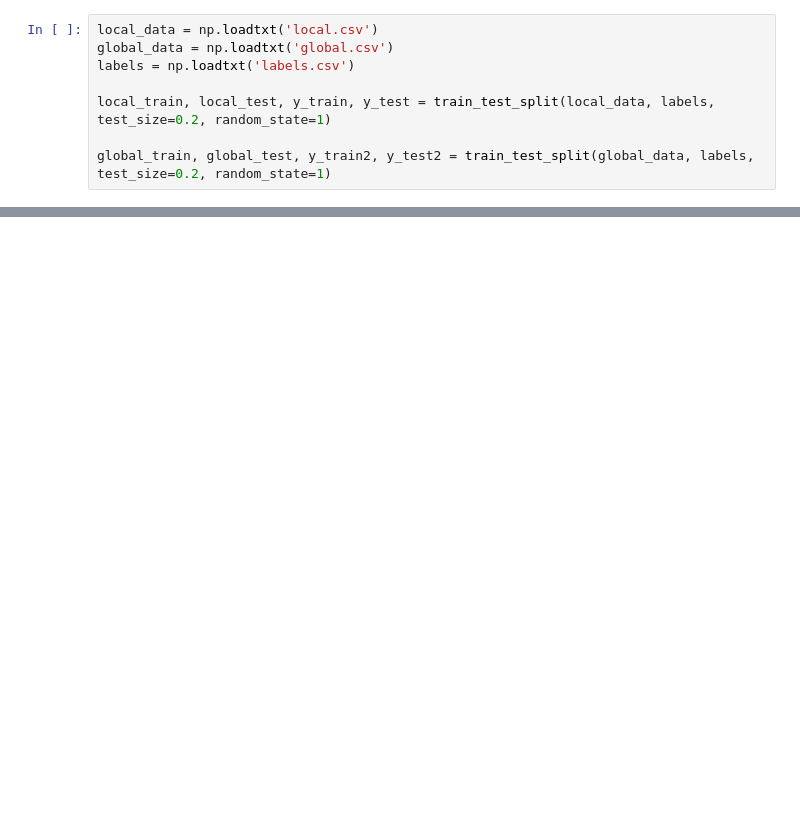
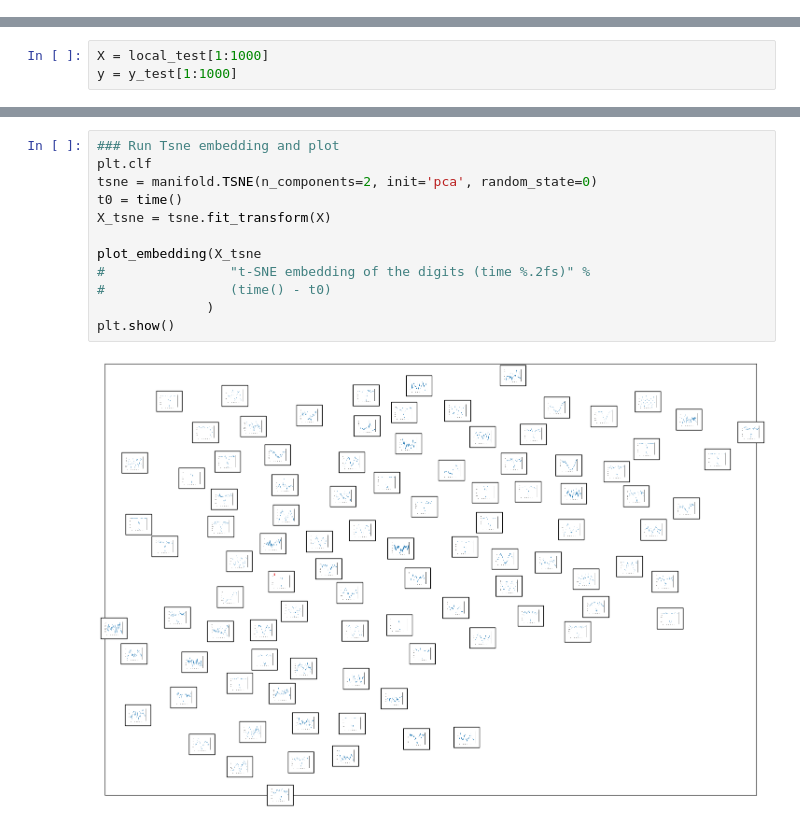
Before and after one commit to BlueGrisGris/am216, a Jupyter notebook: AM216_Exoplanets.ipynb, the cells around one changed output, grey strips where cells are left out. Cells and saved outputs as stored; diff of their text form; blank space fills up the shorter version.

Commit message:
working tsne plot on dense network

```diff
--- a/AM216_Exoplanets.ipynb
+++ b/AM216_Exoplanets.ipynb
@@ -234,8 +0,0 @@ np.savetxt('labels.csv',labels)
-# %%
-local_data = np.loadtxt('local.csv')
-global_data = np.loadtxt('global.csv')
-labels = np.loadtxt('labels.csv')
-
-local_train, local_test, y_train, y_test = train_test_split(local_data, labels, test_size=0.2, random_state=1)
-
-global_train, global_test, y_train2, y_test2 = train_test_split(global_data, labels, test_size=0.2, random_state=1)
@@ -281,0 +26,3 @@ ________________________________________________________________________________
+# %%
+X = local_test[1:1000]
+y = y_test[1:1000]
@@ -281,0 +67,14 @@ ________________________________________________________________________________
+# %%
+### Run Tsne embedding and plot
+plt.clf
+tsne = manifold.TSNE(n_components=2, init='pca', random_state=0)
+t0 = time()
+X_tsne = tsne.fit_transform(X)
+
+plot_embedding(X_tsne
+#                "t-SNE embedding of the digits (time %.2fs)" %
+#                (time() - t0)
+              )
+plt.show()
+# %% [output]
+[figure, added]
```
Also changed, not shown: parts of 44 cells of this notebook, 1 other file.
